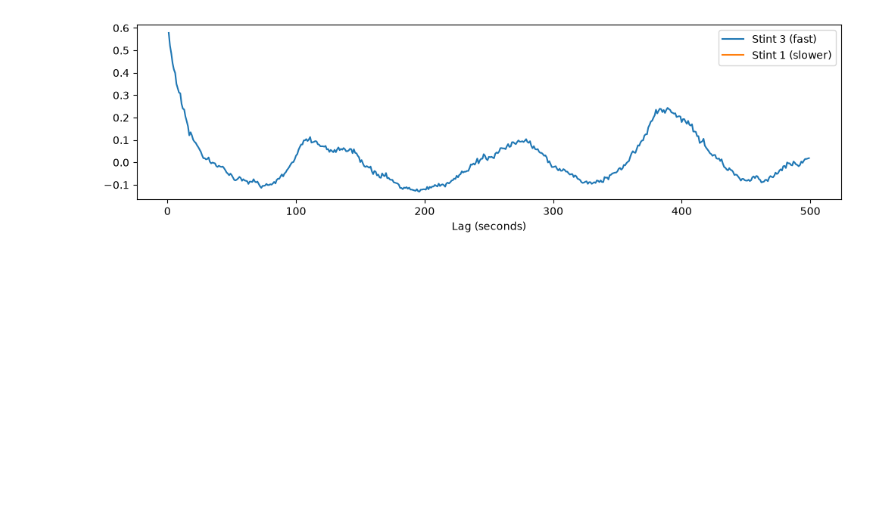
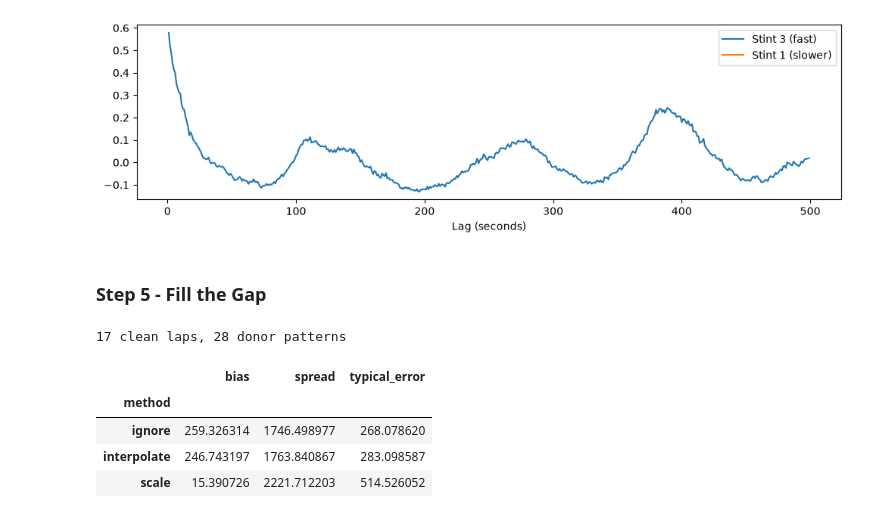
Before and after one commit to jiachengw-sf/calsol_data_analysis, a Jupyter notebook: q1_analysis.ipynb, the cells around one changed output. Saved outputs shown, nothing was run; the diff lists cells and outputs as text; code cells hidden in the pictures; blank space fills up the shorter version.

```diff
--- a/q1_analysis.ipynb
+++ b/q1_analysis.ipynb
@@ -249,3 +249,5 @@ mid.plot(ax=ax, label="Stint 1 (slower)")
 ax.set_xlabel("Lag (seconds)"); ax.legend(); plt.show()
 # %% [output]
 [figure]
+# %% [markdown]
+### Step 5 - Fill the Gap
@@ -251,0 +268,34 @@ ax.set_xlabel("Lag (seconds)"); ax.legend(); plt.show()
+# %%
+cov = df[df["lap"] > 0].groupby("lap")["current"].apply(lambda s: s.notna().mean())
+clean = cov[cov >= 0.9].index
+donors = cov[(cov < 0.9) & (cov >= 0.5)].index     # laps whose gap patterns we borrow
+print(len(clean), "clean laps,", len(donors), "donor patterns")
+
+rng = np.random.default_rng(0)
+rows = []
+for lap in clean:
+    p = df.loc[df["lap"] == lap, "power_W"]
+    truth = energy_interp(p)                        # clean lap, tiny gaps filled
+    for donor in rng.choice(donors, size=10, replace=False):
+        holes = df.loc[df["lap"] == donor, "current"].isna().to_numpy()
+        mask = np.zeros(len(p), dtype=bool)
+        n = min(len(holes), len(p))
+        mask[:n] = holes[:n]
+        damaged = p.copy()
+        damaged[mask] = np.nan
+        for name, f in methods.items():
+            rows.append({"lap": lap, "method": name, "error_Wh": f(damaged) - truth})
+
+results = pd.DataFrame(rows)
+# %% [output]
+17 clean laps, 28 donor patterns
+# %%
+results.groupby("method")["error_Wh"].agg(
+    bias="mean", spread="std", typical_error=lambda s: s.abs().mean()
+)
+# %% [output]
+|  | bias | spread | typical_error |
+| method |  |  |  |
+| ignore | 259.326314 | 1746.498977 | 268.078620 |
+| interpolate | 246.743197 | 1763.840867 | 283.098587 |
+| scale | 15.390726 | 2221.712203 | 514.526052 |
```
Also changed, not shown: parts of 6 cells of this notebook.
